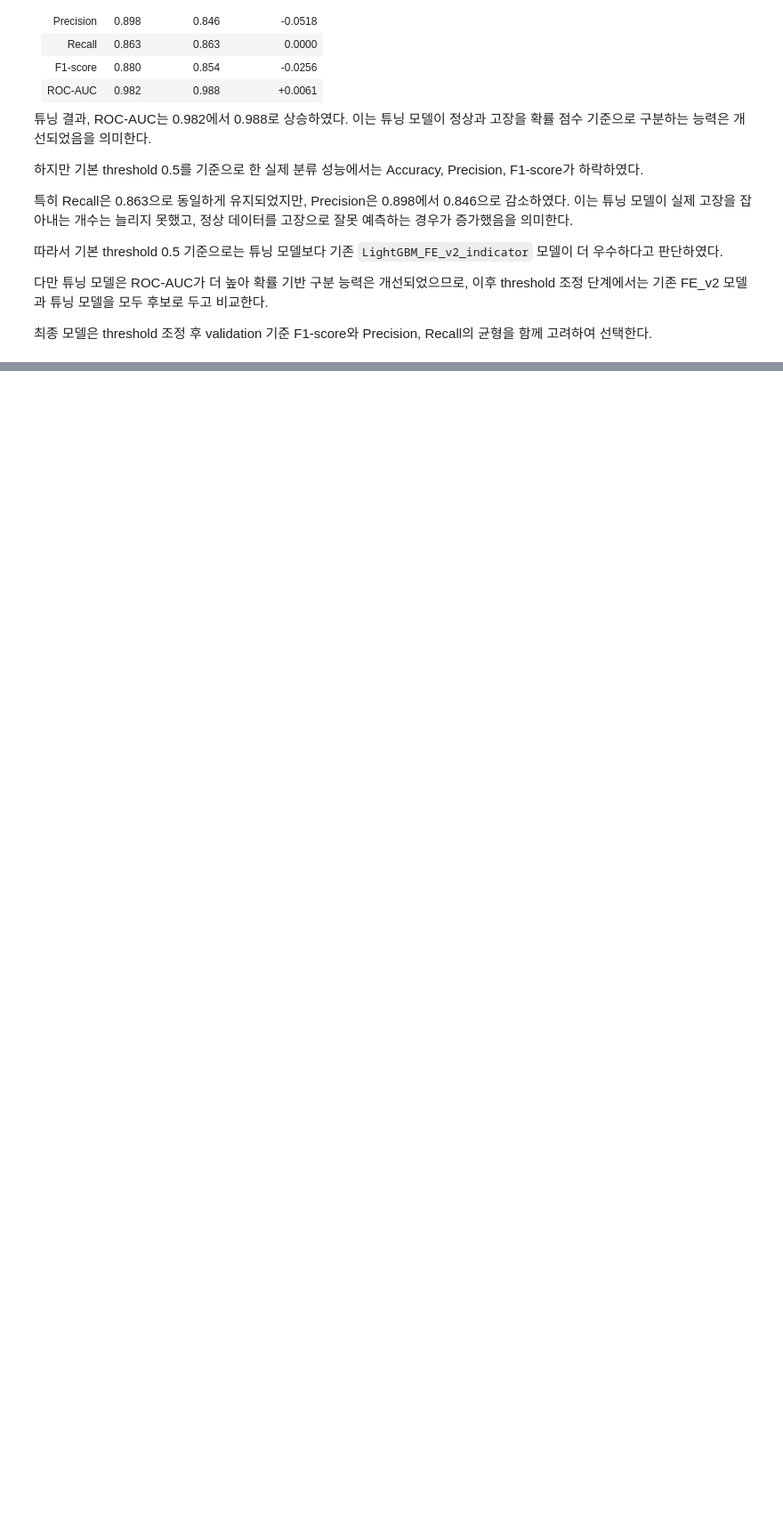
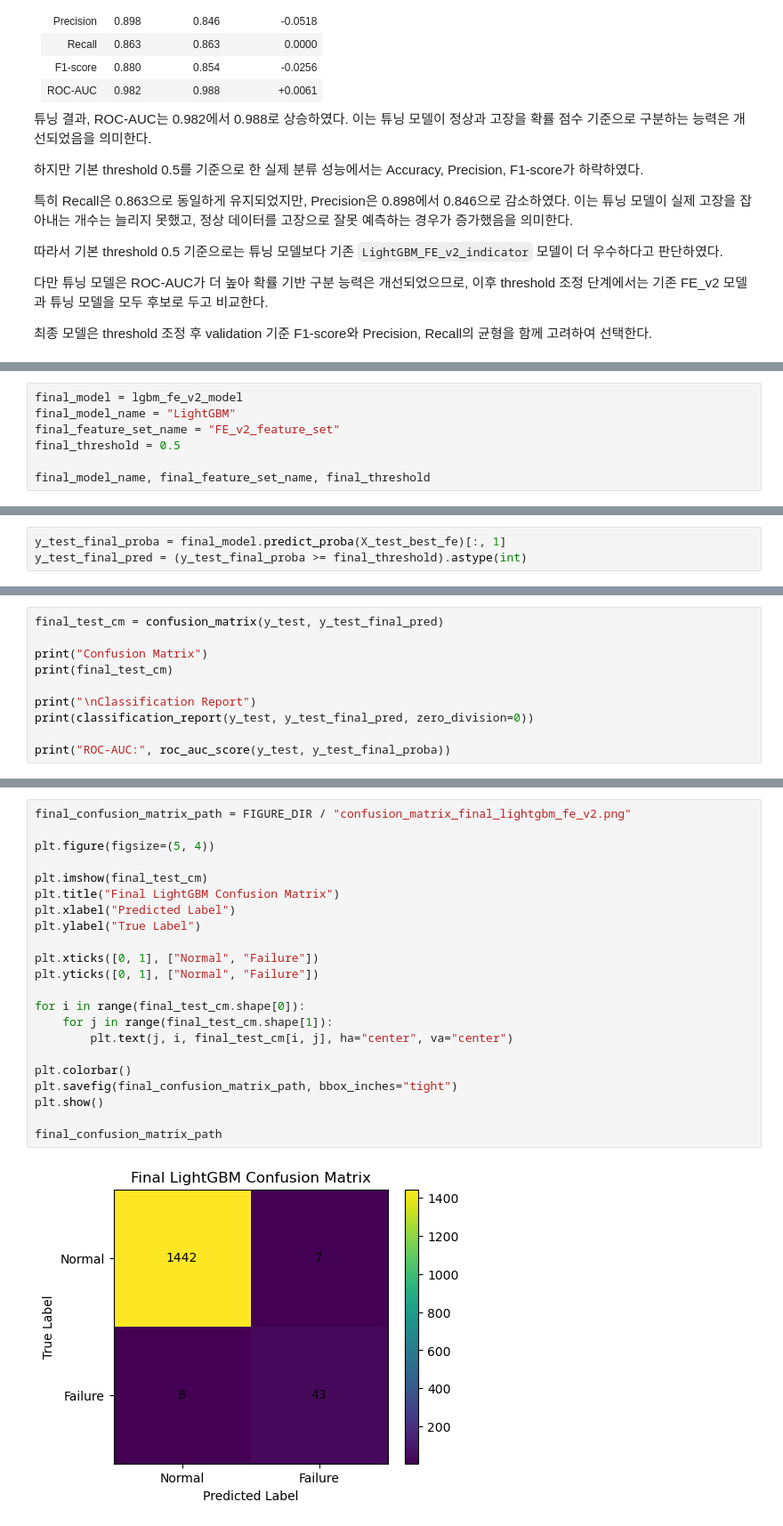
Before and after one commit to mjbaa/manufacturing_macine_learning_project, a Jupyter notebook: notebooks/quality_prediction_model.ipynb, the cells around one changed output, grey strips where cells are left out. Shown at 89% size. Cells and saved outputs as stored; diff of their text form; blank space fills up the shorter version.

```diff
--- a/notebooks/quality_prediction_model.ipynb
+++ b/notebooks/quality_prediction_model.ipynb
@@ -2630,0 +3021,7 @@ tuning_cv_results_df.sort_values(
+# %%
+final_model = lgbm_fe_v2_model
+final_model_name = "LightGBM"
+final_feature_set_name = "FE_v2_feature_set"
+final_threshold = 0.5
+
+final_model_name, final_feature_set_name, final_threshold
@@ -2630,0 +3030,3 @@ tuning_cv_results_df.sort_values(
+# %%
+y_test_final_proba = final_model.predict_proba(X_test_best_fe)[:, 1]
+y_test_final_pred = (y_test_final_proba >= final_threshold).astype(int)
@@ -2630,0 +3062,10 @@ tuning_cv_results_df.sort_values(
+# %%
+final_test_cm = confusion_matrix(y_test, y_test_final_pred)
+
+print("Confusion Matrix")
+print(final_test_cm)
+
+print("\nClassification Report")
+print(classification_report(y_test, y_test_final_pred, zero_division=0))
+
+print("ROC-AUC:", roc_auc_score(y_test, y_test_final_proba))
@@ -2630,0 +3088,24 @@ tuning_cv_results_df.sort_values(
+# %%
+final_confusion_matrix_path = FIGURE_DIR / "confusion_matrix_final_lightgbm_fe_v2.png"
+
+plt.figure(figsize=(5, 4))
+
+plt.imshow(final_test_cm)
+plt.title("Final LightGBM Confusion Matrix")
+plt.xlabel("Predicted Label")
+plt.ylabel("True Label")
+
+plt.xticks([0, 1], ["Normal", "Failure"])
+plt.yticks([0, 1], ["Normal", "Failure"])
+
+for i in range(final_test_cm.shape[0]):
+    for j in range(final_test_cm.shape[1]):
+        plt.text(j, i, final_test_cm[i, j], ha="center", va="center")
+
+plt.colorbar()
+plt.savefig(final_confusion_matrix_path, bbox_inches="tight")
+plt.show()
+
+final_confusion_matrix_path
+# %% [output]
+[figure, added]
```
Also changed, not shown: parts of 38 cells of this notebook, 11 other files.
